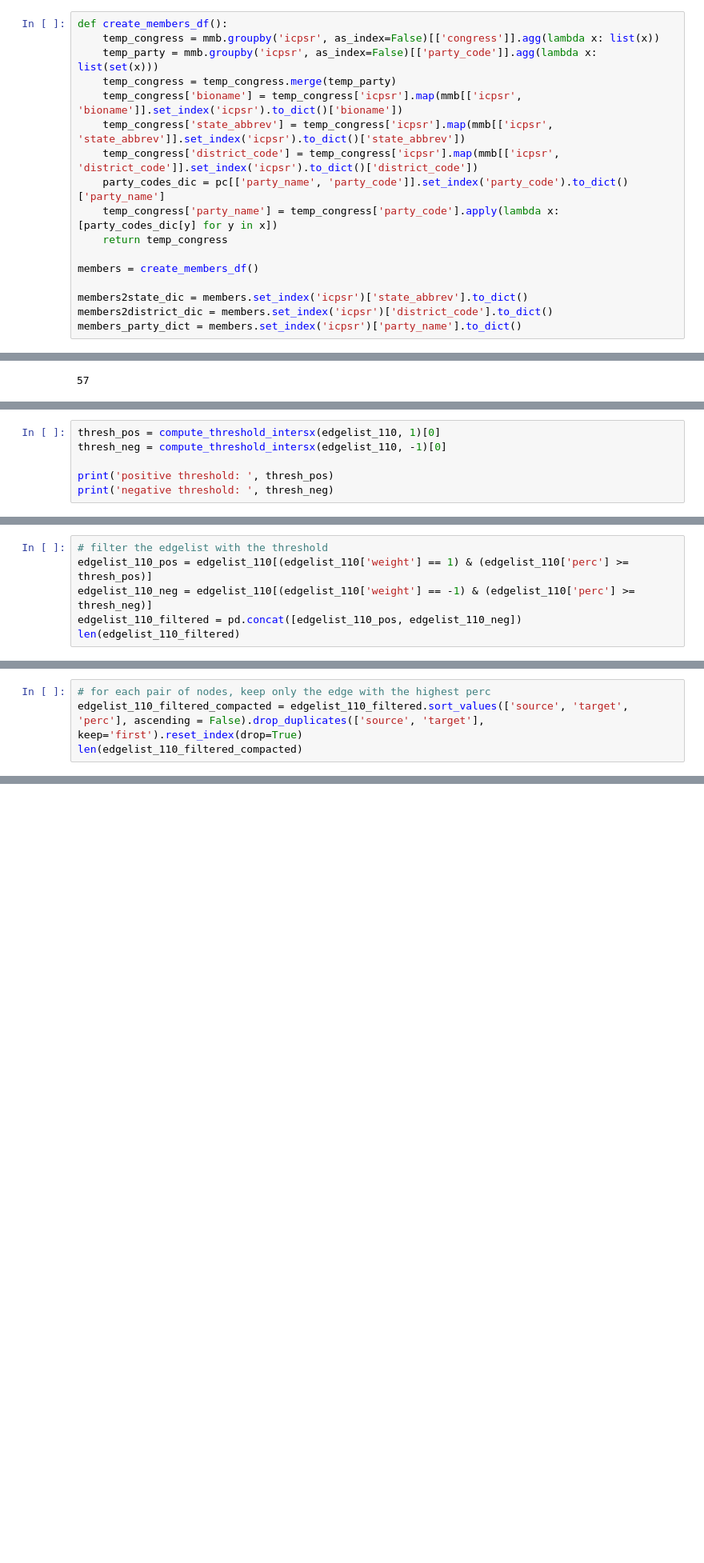
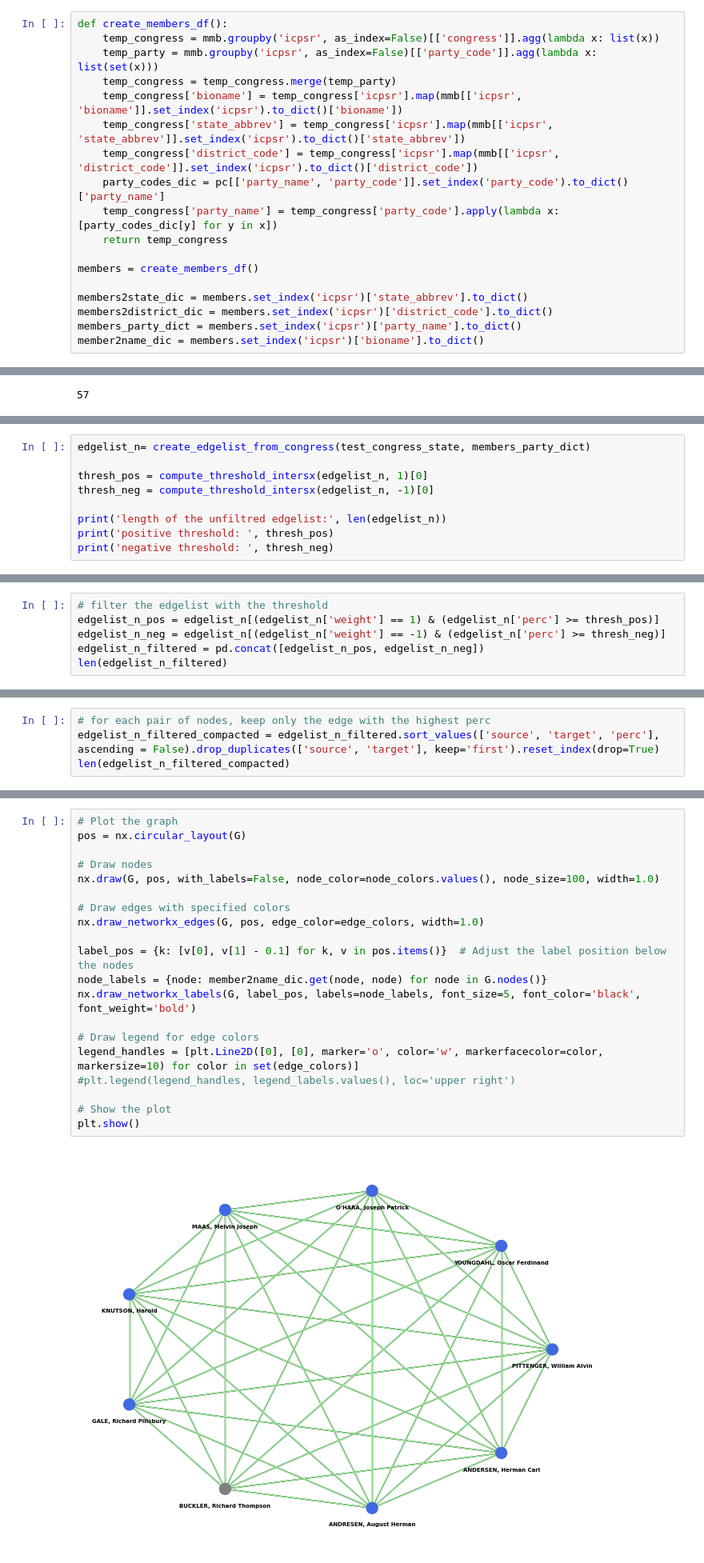
Before and after one commit to LeonardoAgasso/USA_Congress_SigNet, a Jupyter notebook: notebooks/statebased_lenzuolata.ipynb, the cells around one changed output, grey strips where cells are left out. Shown at 80% size. Cells and saved outputs as stored; diff of their text form; blank space fills up the shorter version.

```diff
--- a/notebooks/statebased_lenzuolata.ipynb
+++ b/notebooks/statebased_lenzuolata.ipynb
@@ -117,6 +119,7 @@ members = create_members_df()
 members2state_dic = members.set_index('icpsr')['state_abbrev'].to_dict()
 members2district_dic = members.set_index('icpsr')['district_code'].to_dict()
 members_party_dict = members.set_index('icpsr')['party_name'].to_dict()
+member2name_dic = members.set_index('icpsr')['bioname'].to_dict()
 # %% [markdown]
 #### Retrieve a dynamics for each state
 # %%
@@ -569,7 +582,10 @@ len(edgelist_110)
 # %%
-thresh_pos = compute_threshold_intersx(edgelist_110, 1)[0]
-thresh_neg = compute_threshold_intersx(edgelist_110, -1)[0]
+edgelist_n= create_edgelist_from_congress(test_congress_state, members_party_dict)
 
+thresh_pos = compute_threshold_intersx(edgelist_n, 1)[0]
+thresh_neg = compute_threshold_intersx(edgelist_n, -1)[0]
+
+print('length of the unfiltred edgelist:', len(edgelist_n))
 print('positive threshold: ', thresh_pos)
 print('negative threshold: ', thresh_neg)
 # %% [output]
@@ -578,7 +595,7 @@ negative threshold:  0.29894668175460526
 # %%
 # filter the edgelist with the threshold
-edgelist_110_pos = edgelist_110[(edgelist_110['weight'] == 1) & (edgelist_110['perc'] >= thresh_pos)]
-edgelist_110_neg = edgelist_110[(edgelist_110['weight'] == -1) & (edgelist_110['perc'] >= thresh_neg)]
-edgelist_110_filtered = pd.concat([edgelist_110_pos, edgelist_110_neg])
-len(edgelist_110_filtered)
+edgelist_n_pos = edgelist_n[(edgelist_n['weight'] == 1) & (edgelist_n['perc'] >= thresh_pos)]
+edgelist_n_neg = edgelist_n[(edgelist_n['weight'] == -1) & (edgelist_n['perc'] >= thresh_neg)]
+edgelist_n_filtered = pd.concat([edgelist_n_pos, edgelist_n_neg])
+len(edgelist_n_filtered)
 # %% [output]
@@ -586,5 +603,5 @@ len(edgelist_110_filtered)
 # %%
 # for each pair of nodes, keep only the edge with the highest perc
-edgelist_110_filtered_compacted = edgelist_110_filtered.sort_values(['source', 'target', 'perc'], ascending = False).drop_duplicates(['source', 'target'], keep='first').reset_index(drop=True)
-len(edgelist_110_filtered_compacted)
+edgelist_n_filtered_compacted = edgelist_n_filtered.sort_values(['source', 'target', 'perc'], ascending = False).drop_duplicates(['source', 'target'], keep='first').reset_index(drop=True)
+len(edgelist_n_filtered_compacted)
 # %% [output]
@@ -601,0 +645,22 @@ Number of inter-party edges with positive weight:  0
+# %%
+# Plot the graph
+pos = nx.circular_layout(G)
+
+# Draw nodes
+nx.draw(G, pos, with_labels=False, node_color=node_colors.values(), node_size=100, width=1.0)
+
+# Draw edges with specified colors
+nx.draw_networkx_edges(G, pos, edge_color=edge_colors, width=1.0)
+
+label_pos = {k: [v[0], v[1] - 0.1] for k, v in pos.items()}  # Adjust the label position below the nodes
+node_labels = {node: member2name_dic.get(node, node) for node in G.nodes()}
+nx.draw_networkx_labels(G, label_pos, labels=node_labels, font_size=5, font_color='black', font_weight='bold')
+
+# Draw legend for edge colors
+legend_handles = [plt.Line2D([0], [0], marker='o', color='w', markerfacecolor=color, markersize=10) for color in set(edge_colors)]
+#plt.legend(legend_handles, legend_labels.values(), loc='upper right')
+
+# Show the plot
+plt.show()
+# %% [output]
+[figure, added]
```
Also changed, not shown: parts of 19 cells of this notebook.
